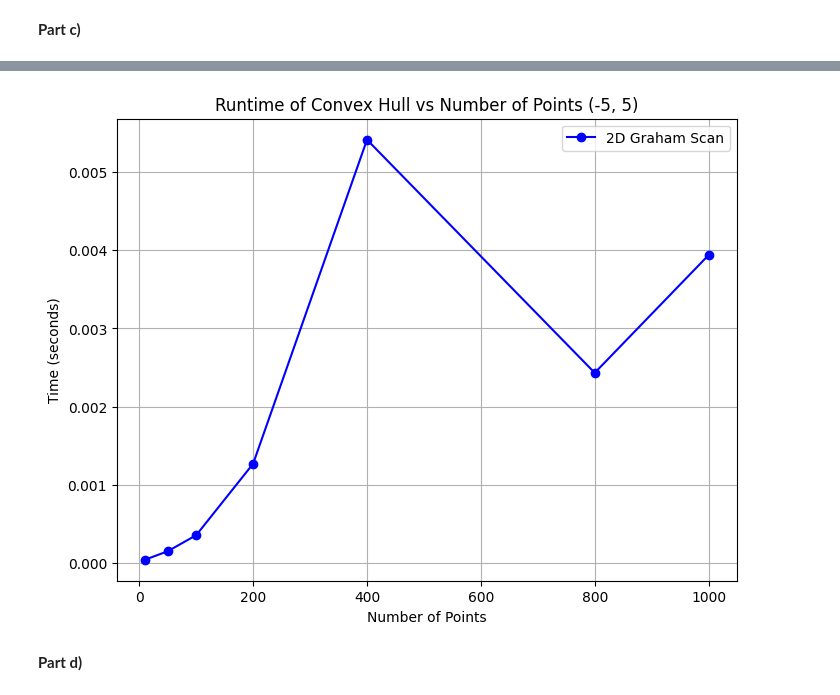
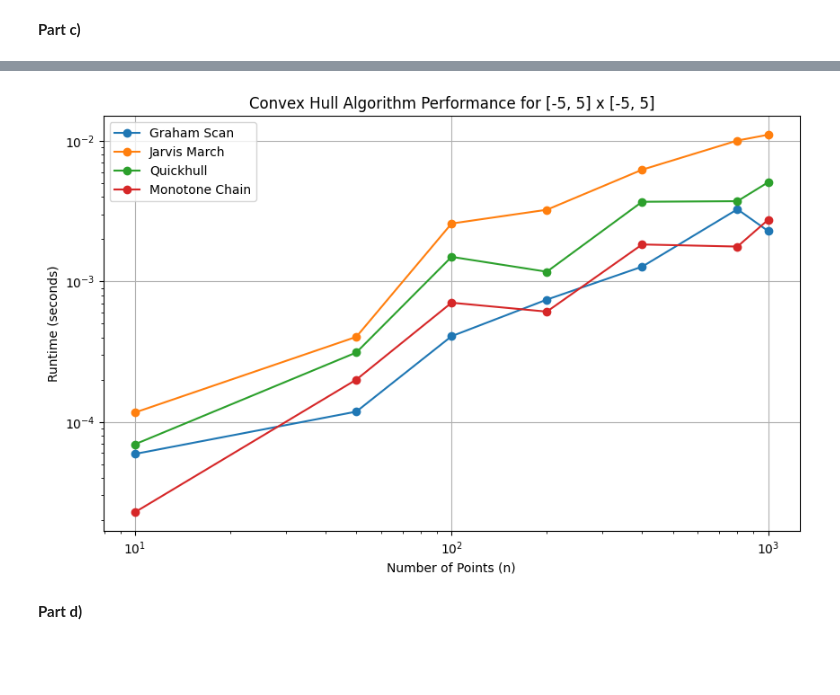
Before and after one commit to wcmelby/wcm_Phys129L_section, a Jupyter notebook: Section_2/Section2.ipynb, the cells around one changed output, grey strips where cells are left out. Drawn from its saved outputs; the diff is of its cells as text; code cells hidden in the pictures; blank space fills up the shorter version.

```diff
--- a/Section_2/Section2.ipynb
+++ b/Section_2/Section2.ipynb
@@ -317,13 +296,60 @@ print(times)
-# %%
-plt.figure(figsize=(8, 6))
-plt.plot(n_values, times, marker='o', color='b', linestyle='-', label='2D Graham Scan')
-plt.xlabel('Number of Points')
-plt.ylabel('Time (seconds)')
-plt.title('Runtime of Convex Hull vs Number of Points (-5, 5)')
-plt.grid(True)
-plt.legend()
-plt.show()
-# %% [output]
-[figure, removed]
+# %%
+random.seed(42)
+np.random.seed(42)
+
+def generate_uniform_point_cloud_5(n):
+    """Generate a 2D uniform point cloud with n points in the range [-5,5] x [-5,5]."""
+    return [(random.uniform(-5, 5), random.uniform(-5, 5)) for _ in range(n)]
+# %%
+np.random.seed(42)
+random.seed(42)
+
+def generate_uniform_point_cloud_5(n):
+    """Generate a 2D uniform point cloud with n points in the range [-5,5] x [-5,5]."""
+    return [(random.uniform(-5, 5), random.uniform(-5, 5)) for _ in range(n)]
+
+n_values = [10, 50, 100, 200, 400, 800, 1000]
+
+# Store runtimes for each method
+runtimes = {
+    "Graham Scan": [],
+    "Jarvis March": [],
+    "Quickhull": [],
+    "Monotone Chain": []
+}
+
+# Run each method for different values of n
+for n in n_values:
+    points = generate_uniform_point_cloud_5(n)
+
+    for method_name, method_func in {
+        "Graham Scan": graham_convex_hull,
+        "Jarvis March": jarvis_march,
+        "Quickhull": quickhull,
+        "Monotone Chain": monotone_chain
+    }.items():
+        start_time = time.perf_counter()
+        method_func(points)  # Compute convex hull
+        end_time = time.perf_counter()
+
+        runtimes[method_name].append(end_time - start_time)
+
+# Plot the results
+plt.figure(figsize=(10, 6))
+
+for method, times in runtimes.items():
+    plt.plot(n_values, times, marker='o', label=method)
+
+plt.xlabel("Number of Points (n)")
+plt.ylabel("Runtime (seconds)")
+plt.title("Convex Hull Algorithm Performance for [-5, 5] x [-5, 5]")
+plt.legend()
+plt.grid(True)
+plt.xscale("log")  # Log scale for better visualization of large n
+plt.yscale("log")  # Log scale to capture performance differences
+plt.savefig('convex_hull_time_comparison_5.png')
+plt.show()
+# %% [output]
+[figure, added]
 # %% [markdown]
 **Part d)**
```
Also changed, not shown: parts of 7 cells of this notebook, 15 other files.
